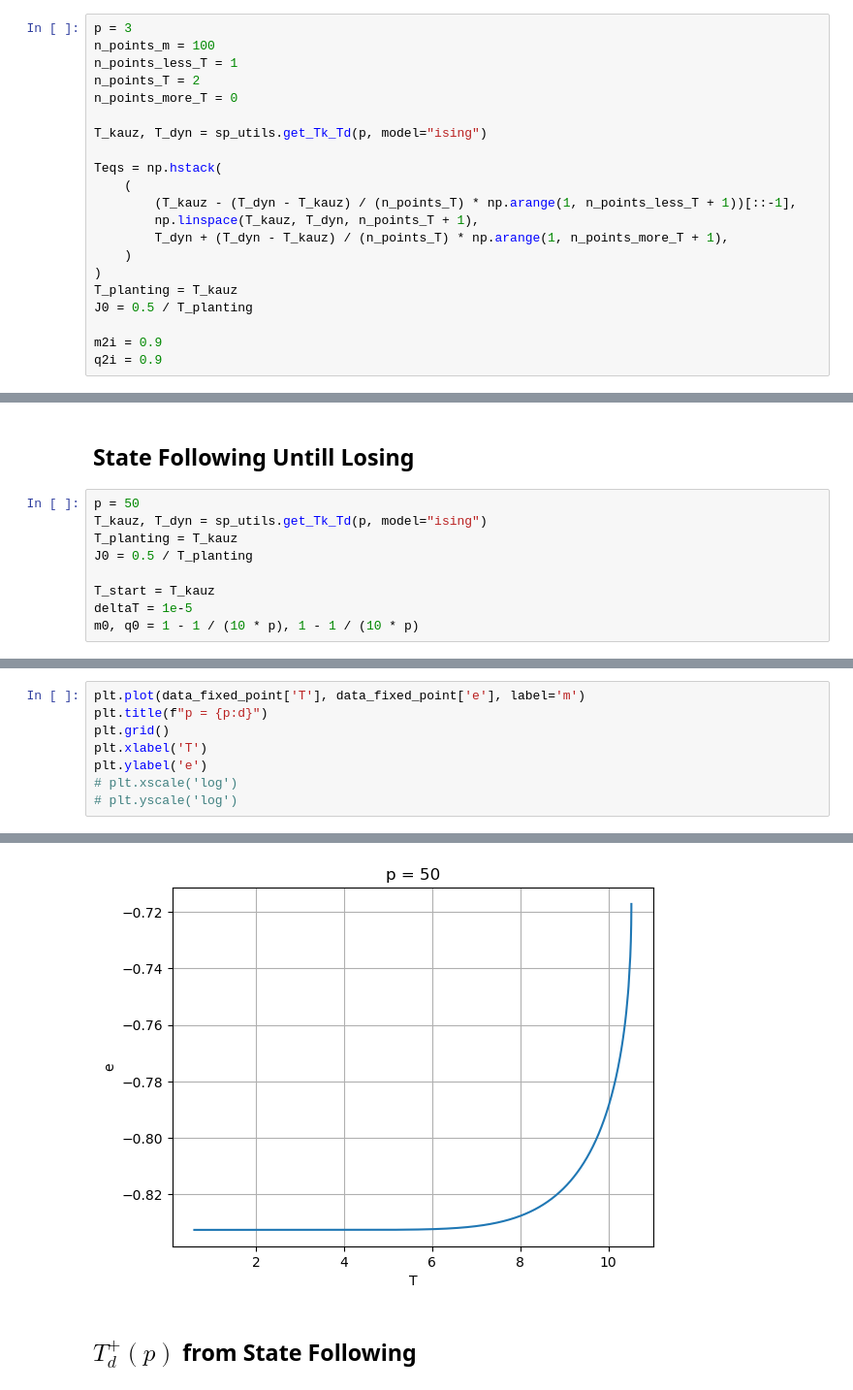
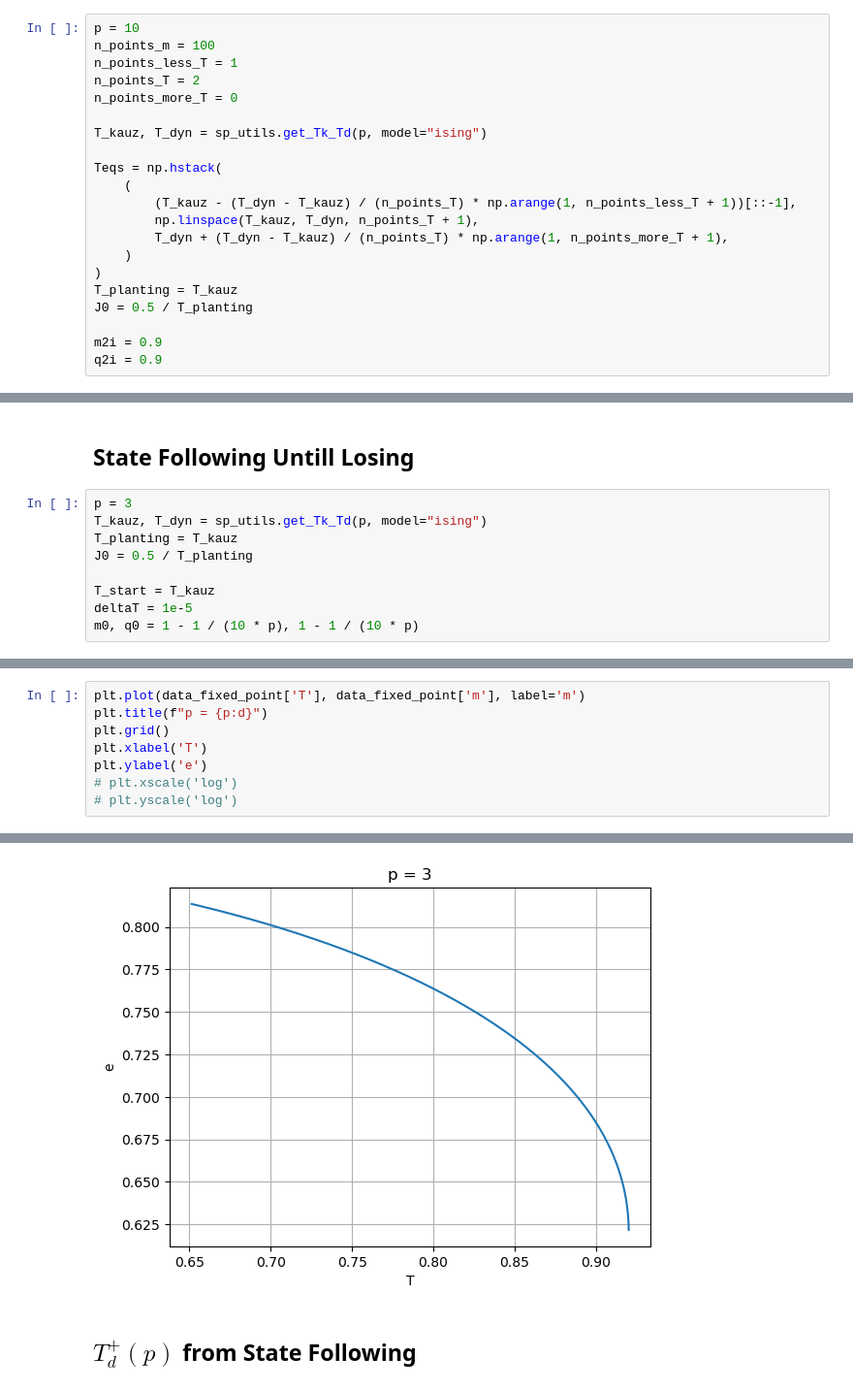
Before and after one commit to mvilucchio/fixed-energy-slice, a Jupyter notebook: notebooks/state_warming_RS_Ising_T.ipynb, the cells around one changed output, grey strips where cells are left out. Shown at 97% size. Cells and saved outputs as stored; diff of their text form.

```diff
--- a/notebooks/state_warming_RS_Ising_T.ipynb
+++ b/notebooks/state_warming_RS_Ising_T.ipynb
@@ -13,7 +16,7 @@ import spin_package.utils as sp_utils
 # %% [markdown]
 ## State Following Fixed Temperatures
 # %%
-p = 3
+p = 10
 n_points_m = 100
 n_points_less_T = 1
 n_points_T = 2
@@ -126,7 +129,7 @@ plt.grid()
 # %% [markdown]
 ## State Following Untill Losing
 # %%
-p = 50
+p = 3
 T_kauz, T_dyn = sp_utils.get_Tk_Td(p, model="ising")
 T_planting = T_kauz
 J0 = 0.5 / T_planting
@@ -209,16 +201,16 @@ T = 10.501
 
 Data is saved.
 # %%
-plt.plot(data_fixed_point['T'], data_fixed_point['e'], label='m')
+plt.plot(data_fixed_point['T'], data_fixed_point['m'], label='m')
 plt.title(f"p = {p:d}")
 plt.grid()
 plt.xlabel('T')
 plt.ylabel('e')
 # plt.xscale('log')
 # plt.yscale('log')
 # %% [output]
 Text(0, 0.5, 'e')
-[figure, old version]
+[figure, new version]
 # %% [markdown]
 ## $T_d^+(p)$ from State Following
 # %%
```
Also changed, not shown: parts of 8 cells of this notebook, 2 other files.
